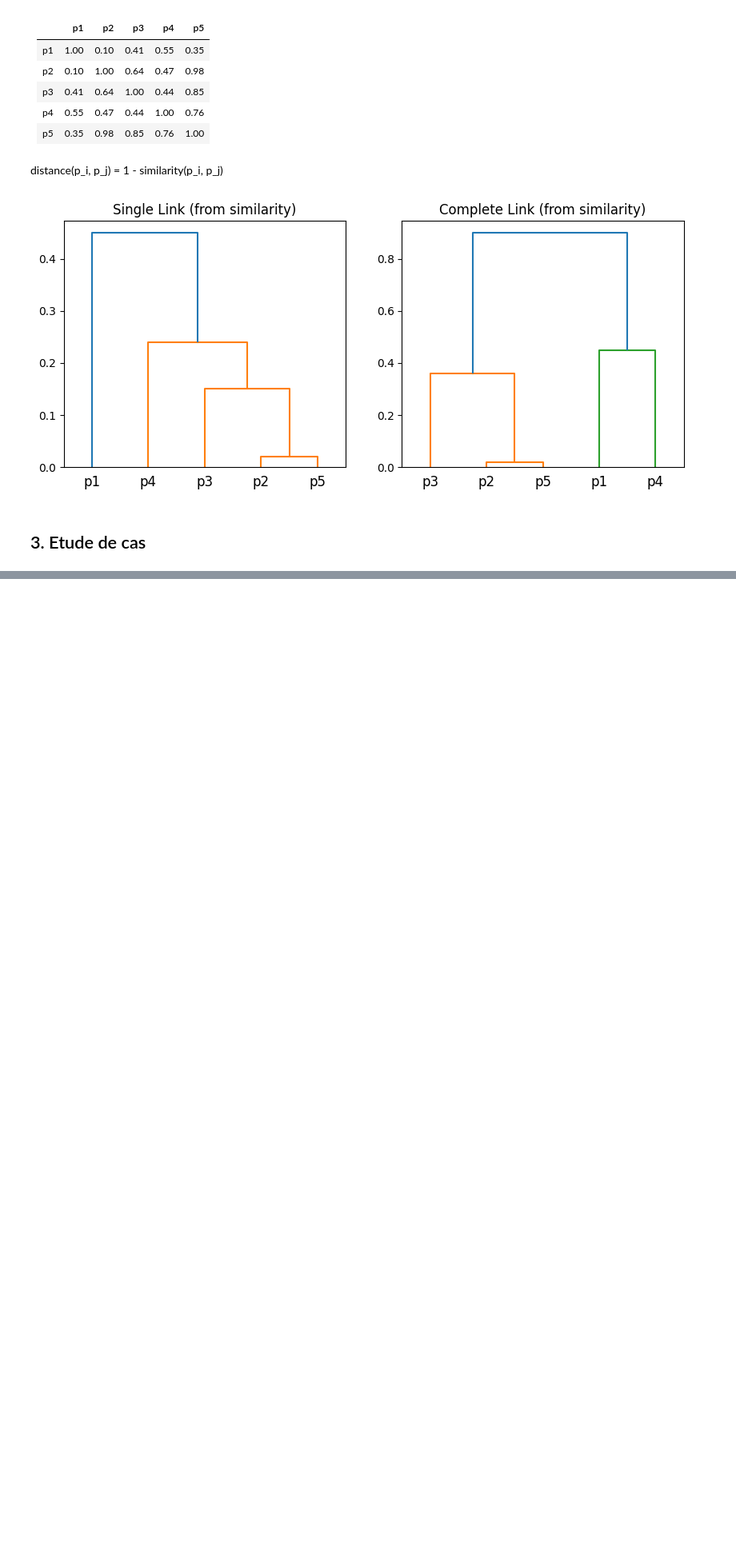
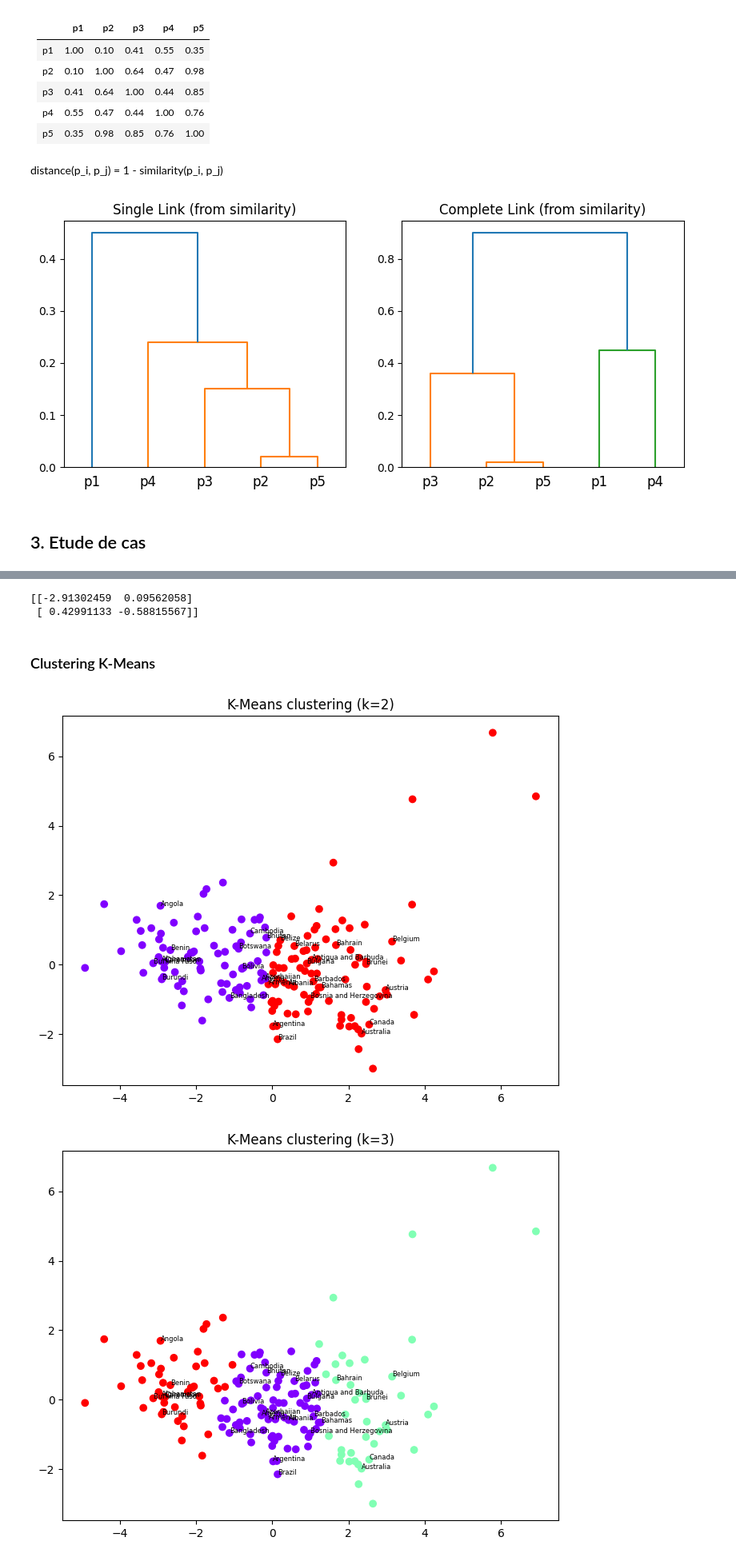
Before and after one commit to milleracero/Data-mining-INSA---TD-Clustering, a Jupyter notebook: Clustering-TD.ipynb, the cells around one changed output, grey strips where cells are left out. Shown at 80% size. Cells and saved outputs as stored; diff of their text form; code cells hidden in the pictures; blank space fills up the shorter version.

```diff
--- a/Clustering-TD.ipynb
+++ b/Clustering-TD.ipynb
@@ -650,0 +682,7 @@ plt.show()
+# %%
+from sklearn.preprocessing import StandardScaler
+import numpy as np
+
+X = np.array(data_country)
+scaler = StandardScaler()
+Z = scaler.fit_transform(X)
@@ -650,0 +691,32 @@ plt.show()
+# %%
+from sklearn.decomposition import PCA
+
+pca = PCA(n_components=2)
+data_reduced = pca.fit_transform(Z)
+
+print(data_reduced[:2])
+# %% [output]
+[[-2.91302459  0.09562058]
+ [ 0.42991133 -0.58815567]]
+# %% [markdown]
+### Clustering K-Means
+# %%
+from sklearn.cluster import KMeans
+import matplotlib.pyplot as plt
+
+for k in [2, 3]:
+    kmeans = KMeans(n_clusters=k, random_state=42)
+    labels = kmeans.fit_predict(data_reduced)
+
+    plt.figure(figsize=(8,6))
+    plt.scatter(data_reduced[:,0], data_reduced[:,1], c=labels, cmap='rainbow')
+    plt.title(f"K-Means clustering (k={k})")
+
+
+    for i, name in enumerate(countries[:30]):
+        plt.text(data_reduced[i,0], data_reduced[i,1], name, fontsize=6)
+
+    plt.show()
+# %% [output]
+[figure, added]
+[figure, added]
```
Also changed, not shown: parts of 9 cells of this notebook, 1 other file.
